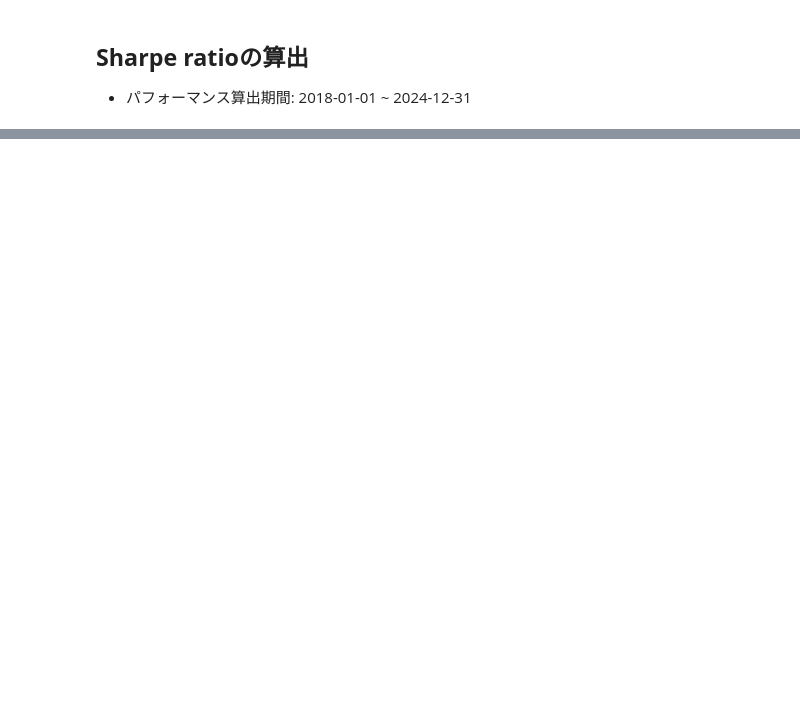
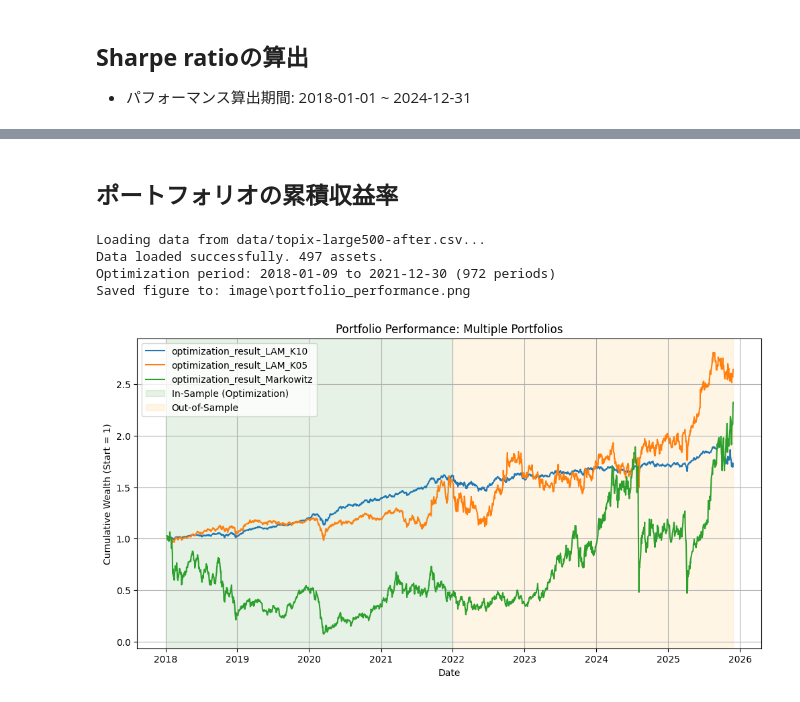
Before and after one commit to K2-621024/AFE02_student_presentation, a Jupyter notebook: notebook_02.ipynb, the cells around one changed output, grey strips where cells are left out. Cells and saved outputs as stored; diff of their text form; code cells hidden in the pictures; blank space fills up the shorter version.

Commit message:
update result

```diff
--- a/notebook_02.ipynb
+++ b/notebook_02.ipynb
@@ -157,0 +254,21 @@ print(f"Sharpe Ratio (Markowitz): {sharpe_ratio_markowitz:.6f}")
+# %% [markdown]
+## **ポートフォリオの累積収益率**
+# %%
+visualize_portfolio_performance(
+    start_date = START_DATE,
+    end_date = END_DATE,
+    price_csv_path="data/topix-large500-after.csv",
+    weight_csv_paths=[
+        "output_final/optimization_result_LAM_K10.csv",
+        "output_final/optimization_result_LAM_K05.csv",
+        "output_final/optimization_result_Markowitz.csv"
+        ],
+    output_dir="output_final",
+    output_filename="portfolio_performance.png"
+)
+# %% [output]
+Loading data from data/topix-large500-after.csv...
+Data loaded successfully. 497 assets.
+Optimization period: 2018-01-09 to 2021-12-30 (972 periods)
+Saved figure to: image\portfolio_performance.png
+[figure, added]
```
Also changed, not shown: parts of 11 cells of this notebook, 7 other files.
